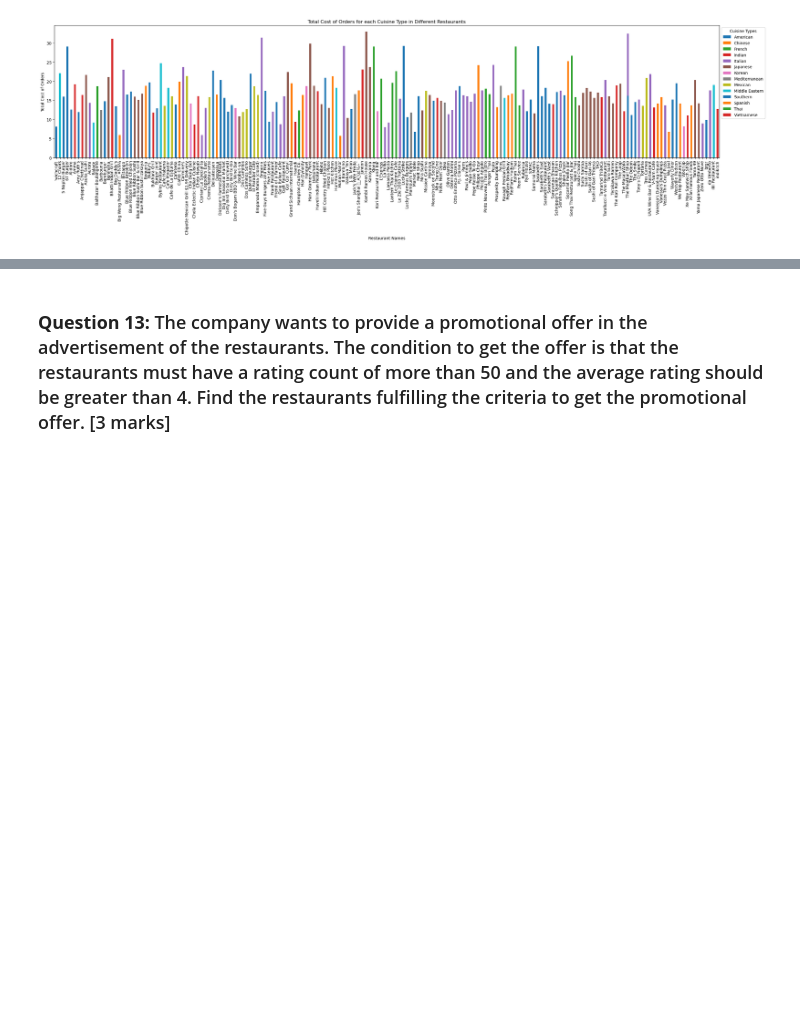
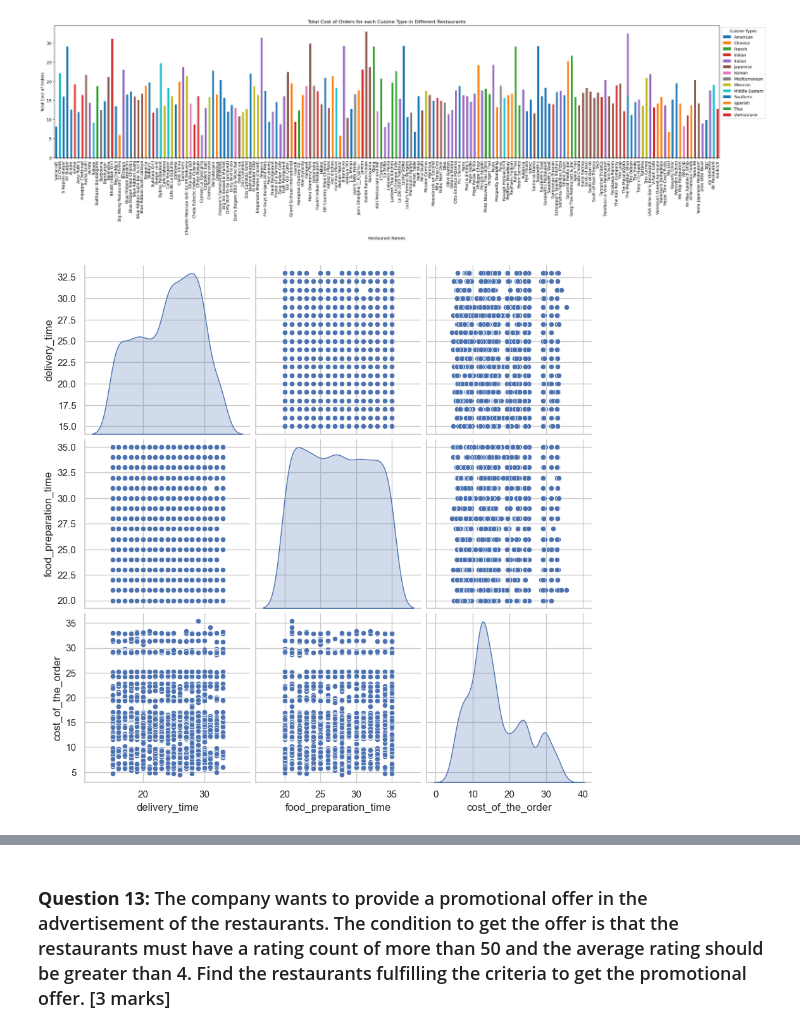
Before and after one commit to ZhiyaoShu/Data-visualization---Foodhub, a Jupyter notebook: FDS_Project_LearnerNotebook_LowCode.ipynb, the cells around one changed output, grey strips where cells are left out. Saved outputs shown, nothing was run; the diff lists cells and outputs as text; code cells hidden in the pictures; blank space fills up the shorter version.

Commit message:
add plots

```diff
--- a/FDS_Project_LearnerNotebook_LowCode.ipynb
+++ b/FDS_Project_LearnerNotebook_LowCode.ipynb
@@ -358,3 +358,11 @@ plt.legend(title='Cuisine Types', bbox_to_anchor=(1, 1))
 # %% [output]
 <matplotlib.legend.Legend at 0x...>
 [figure]
+# %%
+# Create a pair plot for 'delivery time', 'food preparation time' and 'cost of the order'
+numerical_cols = ['delivery_time', 'food_preparation_time', 'cost_of_the_order']
+
+# Create the pairplot
+sns.pairplot(df[numerical_cols], kind='scatter', diag_kind='kde', height=3)
+# %% [output]
+[figure, added]
```
Also changed, not shown: parts of 2 cells of this notebook.
